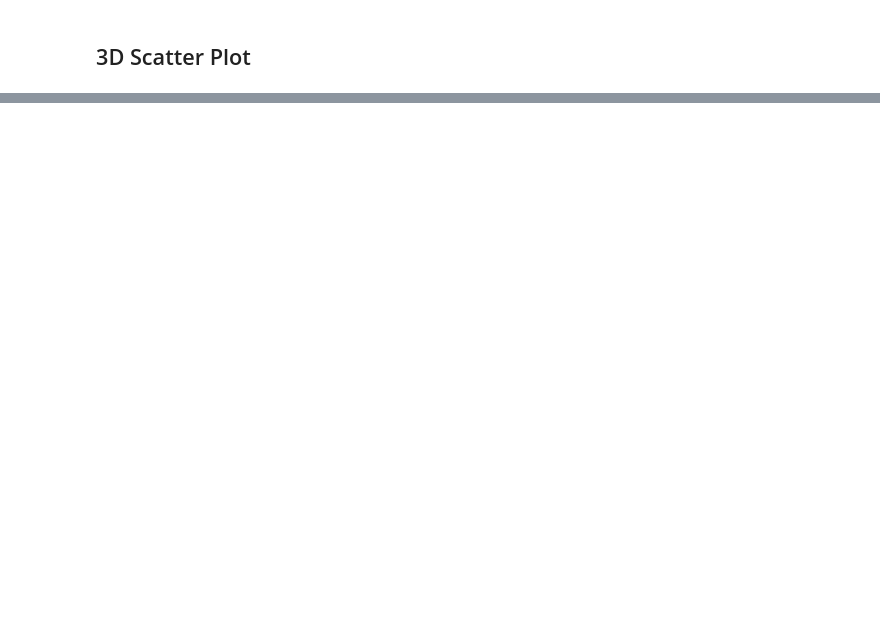
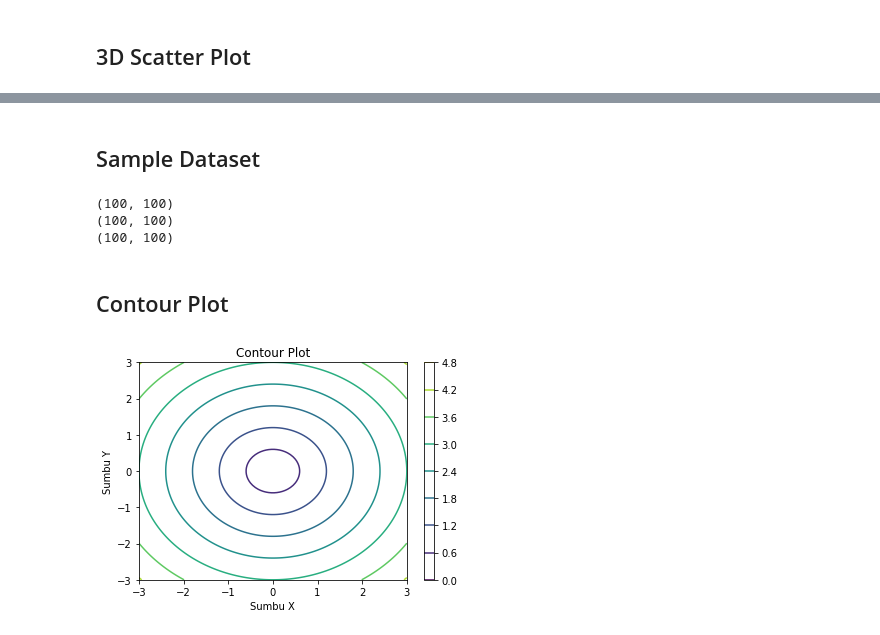
Before and after one commit to medievalgoose/matplotlib, a Jupyter notebook: Matplotlib-Week7.ipynb, the cells around one changed output, grey strips where cells are left out. Cells and saved outputs as stored; diff of their text form; code cells hidden in the pictures; blank space fills up the shorter version.

Commit message:
Penjelasan contour plot

```diff
--- a/Matplotlib-Week7.ipynb
+++ b/Matplotlib-Week7.ipynb
@@ -67,0 +80,28 @@ plt.show()
+# %% [markdown]
+## Sample Dataset
+# %%
+n = np.linspace(-3.0, 3.0, 100)
+
+x, y = np.meshgrid(n, n)
+z = np.sqrt(x**2 + y**2)
+
+print(x.shape)
+print(y.shape)
+print(z.shape)
+# %% [output]
+(100, 100)
+(100, 100)
+(100, 100)
+# %% [markdown]
+## Contour Plot
+# %%
+plt.contour(x, y, z)
+plt.colorbar()
+
+plt.title('Contour Plot')
+plt.xlabel('Sumbu X')
+plt.ylabel('Sumbu Y')
+
+plt.show()
+# %% [output]
+[figure, added]
```
Also changed, not shown: parts of 7 cells of this notebook.
